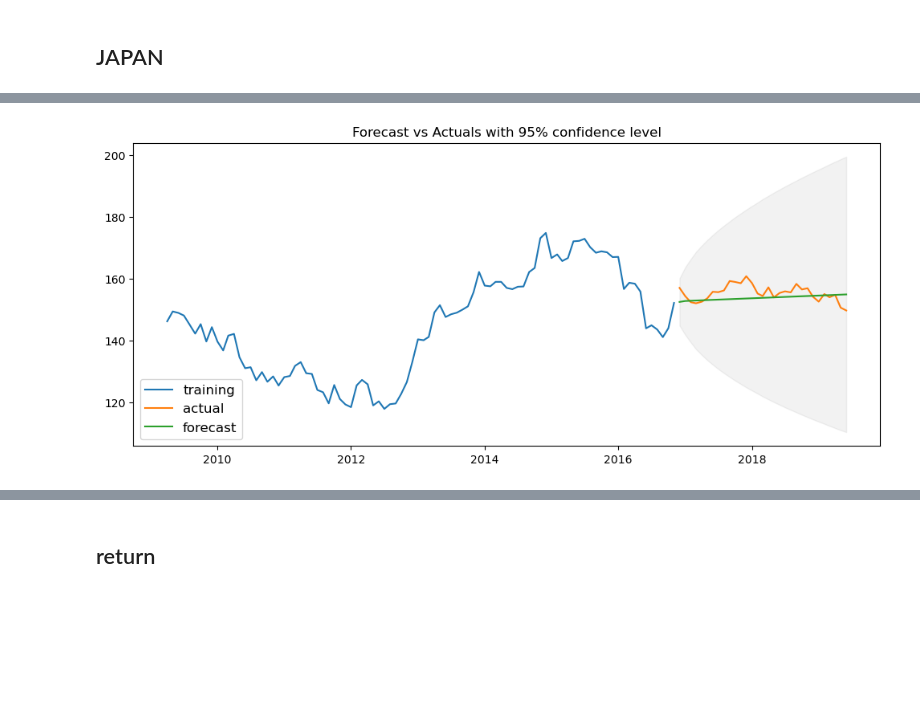
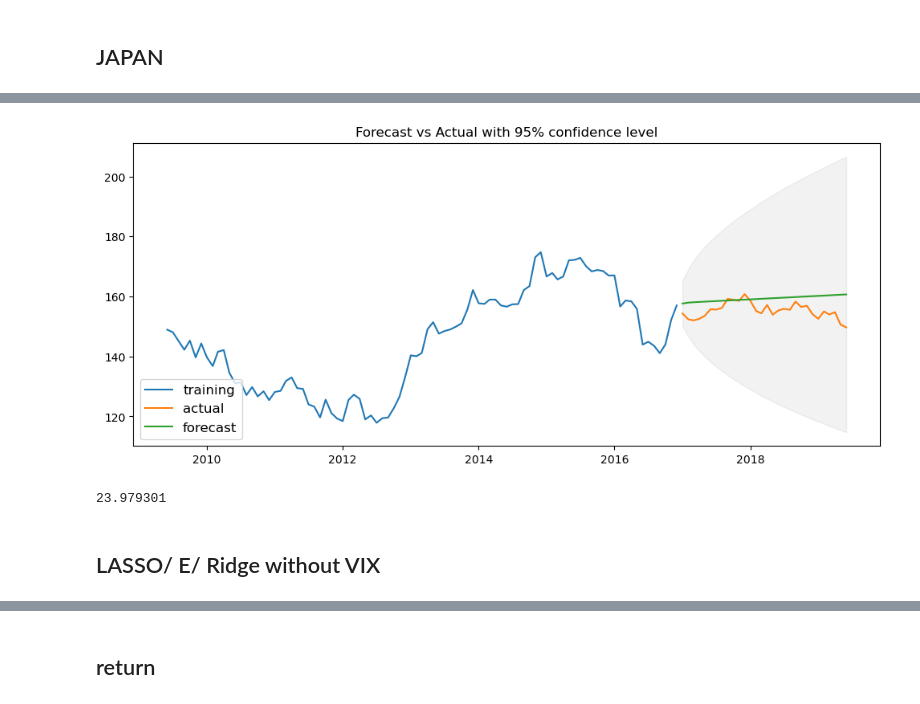
Before and after one commit to EmmaZhang04/Emma, a Jupyter notebook: capstone-coding part.ipynb, the cells around one changed output, grey strips where cells are left out. Drawn from its saved outputs; the diff is of its cells as text; code cells hidden in the pictures; blank space fills up the shorter version.

```diff
--- a/capstone-coding part.ipynb
+++ b/capstone-coding part.ipynb
@@ -293,6 +305,7 @@ merged_df_jap["diff_consumer"]=merged_df_jap["Consumer Prices_us"]-merged_df_jap
 #merged_df_jap["diff_export"]=merged_df_jap["Export Price Index, All Commodities, Index_jap"]-merged_df_jap["Export Price Index, All Commodities, Index_us"]
 merged_df_jap["diff_money_market"]=merged_df_jap["Money Market Rate_us"]-merged_df_jap["Money Market Rate_jap"]
 merged_df_jap["diff_production"]=merged_df_jap["Production_Prices_us"]-merged_df_jap["Production_Prices_jap"]
+merged_df_jap["diff_unmployee"]=merged_df_jap["Unemployment Rate (%)_us"]-merged_df_jap["Production_Prices_jap"]
 # %%
 merged_df_jap
 # %% [output]
@@ -313,6 +326,6 @@ merged_df_jap
 # %%
 merged_df_jap=merged_df_jap.drop(['export_jap','Production_Prices_jap',"Money Market Rate_jap",
-                                 "Export Price Index, All Commodities, Index_us","Consumer Prices_us",'Production_Prices_us',"Money Market Rate_us"], axis=1)
+                                 "Export Price Index, All Commodities, Index_us","Consumer Prices_us",'Production_Prices_us',"Money Market Rate_us","Unemployment Rate (%)_us","Unemployment Rate (%)_jap"], axis=1)
 # %%
 merged_df_jap
 # %% [output]
@@ -333,5 +346,5 @@ merged_df_jap
 # %%
-merged_df_jap = pd.merge(merged_df_jap[['USDJPY','diff_consumer','diff_money_market','diff_production']],df_m[["VIX"]],
+merged_df_jap = pd.merge(merged_df_jap[['USDJPY','diff_consumer','diff_money_market','diff_production','diff_unmployee']],df_m[["VIX"]],
                          on="date")
 # %%
 merged_df_jap.tail()
@@ -395,6 +406,7 @@ Name: return, Length: 119, dtype: float64
 merged_df_jap=pd.DataFrame({'USDJPY':merged_df_jap.USDJPY,
                             'diff_consumer':merged_df_jap.diff_consumer,
                             'diff_money_market':merged_df_jap.diff_money_market,
+                            'diff_unmployee':merged_df_jap.diff_unmployee,
                             'diff_production':merged_df_jap.diff_production,
                             'VIX':merged_df_jap.VIX,
                             "return":merged_df_jap['return'],
@@ -581,15 +526,21 @@ fc_pred=(lower_series+upper_series)/2
 # %%
 # Plot
 plt.figure(figsize=(12,5), dpi=100)
 plt.plot(train, label='training')
 plt.plot(test, label='actual')
 plt.plot(fc_pred, label='forecast')
 # draw confidence interval=0.05
 plt.fill_between(test.index, lower_series,upper_series,
                  color='k', alpha=.05)
-plt.title('Forecast vs Actuals with 95% confidence level')
+plt.title('Forecast vs Actual with 95% confidence level')
 plt.legend(loc='lower left', fontsize=12)
 plt.show()
 # %% [output]
-[figure, old version]
+[figure, new version]
+# %%
+round(mean_squared_error(test, fc_pred),6)
+# %% [output]
+23.979301
+# %% [markdown]
+## LASSO/ E/ Ridge without VIX
 # %%
```
Also changed, not shown: parts of 182 cells of this notebook.
